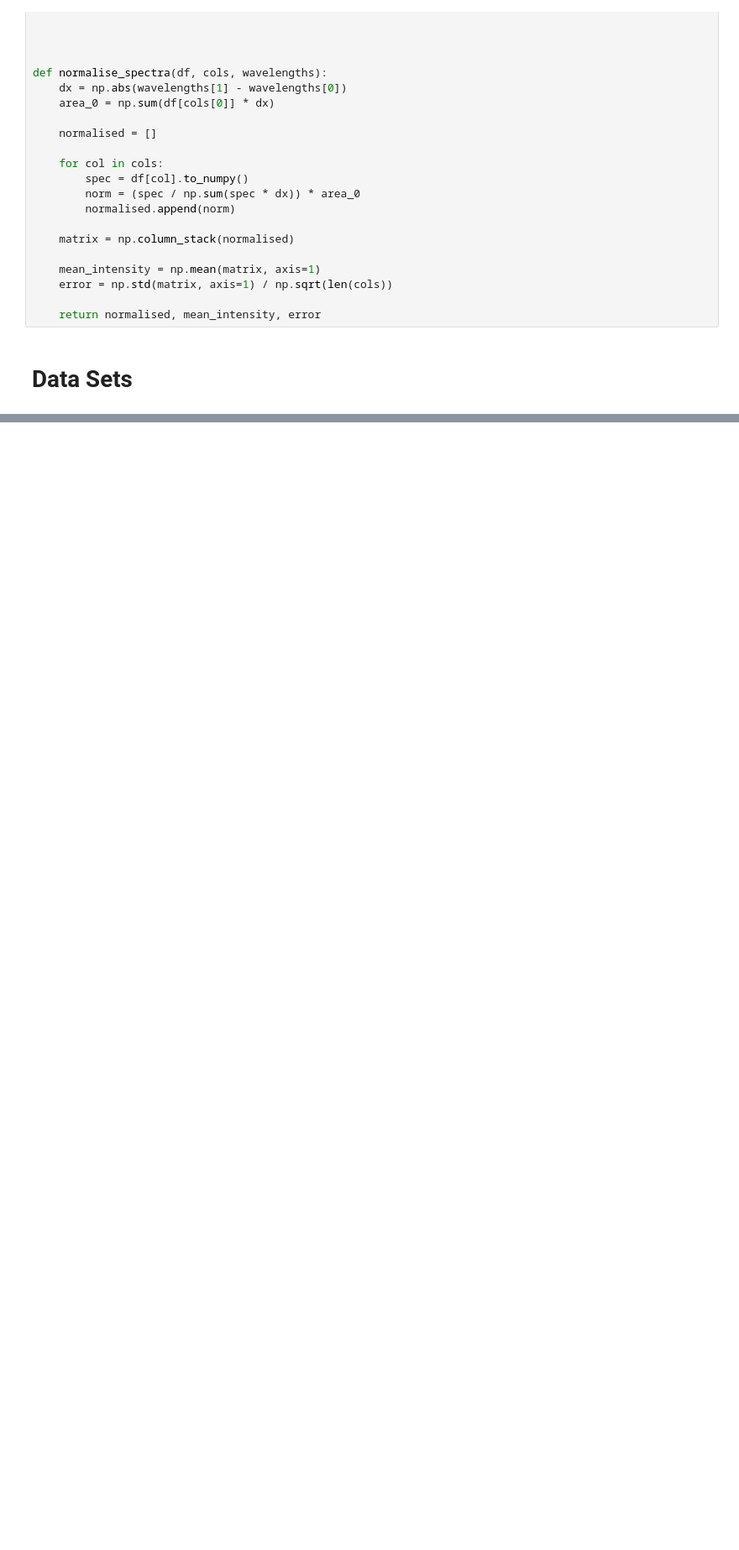
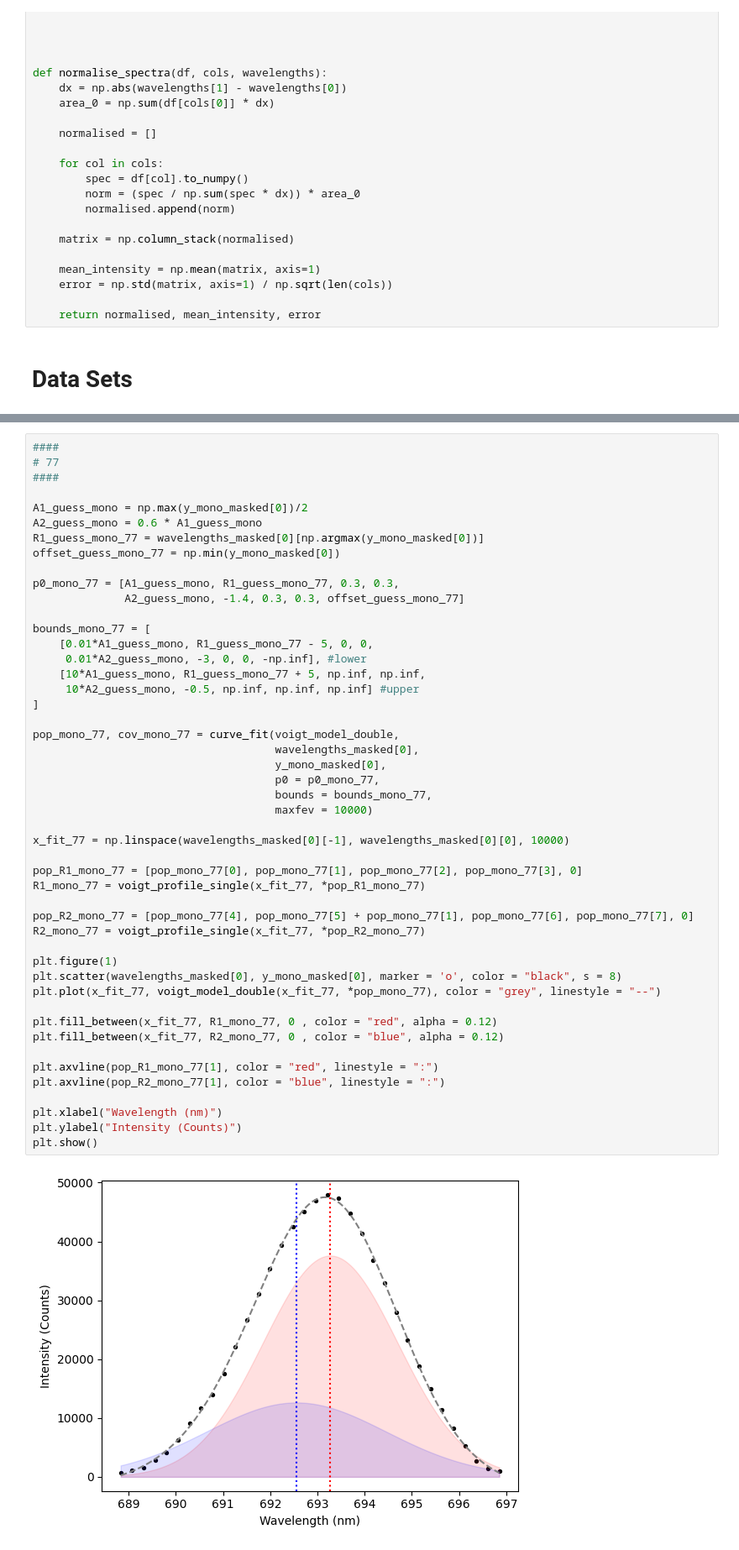
Before and after one commit to Sebastian426/Advanced-Lab-Code, a Jupyter notebook: Main_Results_Plots/Careful_Fits_Results_Table.ipynb, the cells around one changed output, grey strips where cells are left out. Shown at 84% size. Cells and saved outputs as stored; diff of their text form; blank space fills up the shorter version.

```diff
--- a/Main_Results_Plots/Careful_Fits_Results_Table.ipynb
+++ b/Main_Results_Plots/Careful_Fits_Results_Table.ipynb
@@ -134,0 +225,50 @@ y_ocean_298 = df_ocean["I_298"].to_numpy()
+# %%
+####
+# 77
+####
+
+A1_guess_mono = np.max(y_mono_masked[0])/2
+A2_guess_mono = 0.6 * A1_guess_mono
+R1_guess_mono_77 = wavelengths_masked[0][np.argmax(y_mono_masked[0])]
+offset_guess_mono_77 = np.min(y_mono_masked[0])
+
+p0_mono_77 = [A1_guess_mono, R1_guess_mono_77, 0.3, 0.3,
+              A2_guess_mono, -1.4, 0.3, 0.3, offset_guess_mono_77]
+
+bounds_mono_77 = [
+    [0.01*A1_guess_mono, R1_guess_mono_77 - 5, 0, 0,
+     0.01*A2_guess_mono, -3, 0, 0, -np.inf], #lower
+    [10*A1_guess_mono, R1_guess_mono_77 + 5, np.inf, np.inf,
+     10*A2_guess_mono, -0.5, np.inf, np.inf, np.inf] #upper
+]
+
+pop_mono_77, cov_mono_77 = curve_fit(voigt_model_double,
+                                     wavelengths_masked[0],
+                                     y_mono_masked[0],
+                                     p0 = p0_mono_77,
+                                     bounds = bounds_mono_77,
+                                     maxfev = 10000)
+
+x_fit_77 = np.linspace(wavelengths_masked[0][-1], wavelengths_masked[0][0], 10000)
+
+pop_R1_mono_77 = [pop_mono_77[0], pop_mono_77[1], pop_mono_77[2], pop_mono_77[3], 0]
+R1_mono_77 = voigt_profile_single(x_fit_77, *pop_R1_mono_77)
+
+pop_R2_mono_77 = [pop_mono_77[4], pop_mono_77[5] + pop_mono_77[1], pop_mono_77[6], pop_mono_77[7], 0]
+R2_mono_77 = voigt_profile_single(x_fit_77, *pop_R2_mono_77)
+
+plt.figure(1)
+plt.scatter(wavelengths_masked[0], y_mono_masked[0], marker = 'o', color = "black", s = 8)
+plt.plot(x_fit_77, voigt_model_double(x_fit_77, *pop_mono_77), color = "grey", linestyle = "--")
+
+plt.fill_between(x_fit_77, R1_mono_77, 0 , color = "red", alpha = 0.12)
+plt.fill_between(x_fit_77, R2_mono_77, 0 , color = "blue", alpha = 0.12)
+
+plt.axvline(pop_R1_mono_77[1], color = "red", linestyle = ":")
+plt.axvline(pop_R2_mono_77[1], color = "blue", linestyle = ":")
+
+plt.xlabel("Wavelength (nm)")
+plt.ylabel("Intensity (Counts)")
+plt.show()
+# %% [output]
+[figure, added]
```
Also changed, not shown: parts of 7 cells of this notebook.
